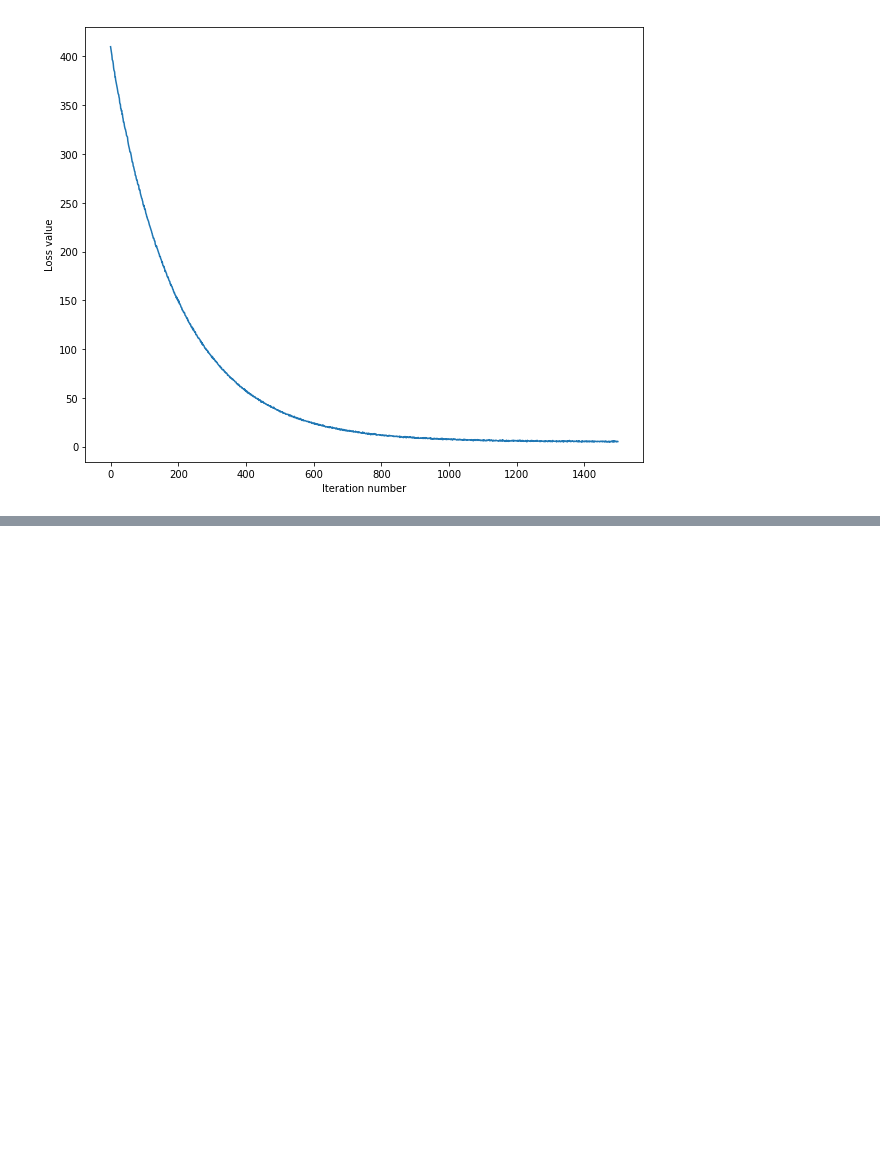
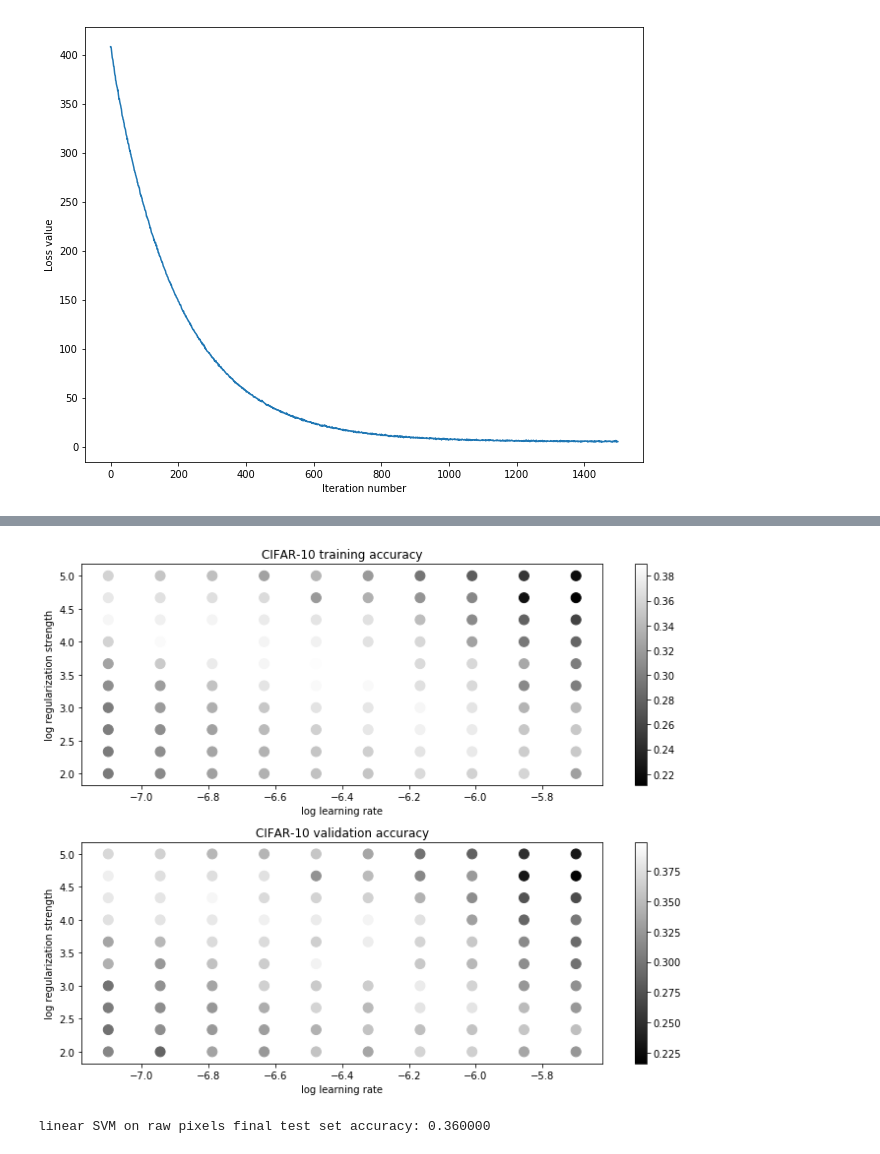
Before and after one commit to carbondriller/me-learnz-CS231n, a Jupyter notebook: assignment1/svm.ipynb, the cells around one changed output, grey strips where cells are left out. Drawn from its saved outputs; the diff is of its cells as text; code cells hidden in the pictures; blank space fills up the shorter version.

```diff
--- a/assignment1/svm.ipynb
+++ b/assignment1/svm.ipynb
@@ -334,8 +334,10 @@ validation accuracy: 0.381000
 # learning rate). You should experiment with different ranges for the learning
 # rates and regularization strengths; if you are careful you should be able to
 # get a classification accuracy of about 0.4 on the validation set.
-learning_rates = [1e-7, 5e-5]
-regularization_strengths = [2.5e4, 5e4]
+#learning_rates = [1e-7, 5e-5]
+#regularization_strengths = [2.5e4, 5e4]
+learning_rates = np.logspace(-7.1, -5.7, num=10)
+regularization_strengths = np.logspace(2, 5, num=10)
 
 # results is dictionary mapping tuples of the form
 # (learning_rate, regularization_strength) to tuples of the form
@@ -359,12 +361,37 @@ best_svm = None # The LinearSVM object that achieved the highest validation rate
 # confident that your validation code works, you should rerun the validation   #
 # code with a larger value for num_iters.                                      #
 ################################################################################
-pass
+num_iters = 1500
+num_combs = len(learning_rates) * len(regularization_strengths)
+progress = 0
+print("Training:")
+for lr in learning_rates:
+    for reg in regularization_strengths:
+        print("Progress: {}/{} (LR: {:.3e}, reg: {})".format(progress, num_combs, lr, int(reg)))
+        # Train
+        svm = LinearSVM()
+        loss_hist = svm.train(X_train, y_train, learning_rate=lr, reg=reg,
+                              num_iters=num_iters, verbose=False)
+        # Predict
+        y_train_pred = svm.predict(X_train)
+        y_val_pred = svm.predict(X_val)
+        # Evaluate
+        acc_train = np.mean(y_train == y_train_pred)
+        acc_val = np.mean(y_val == y_val_pred)
+        # Best value and SVM
+        if acc_val > best_val:
+            best_val = acc_val
+            best_svm = svm
+        # Save results
+        results[(lr, reg)] = (acc_train, acc_val)
+        progress += 1
+
 ################################################################################
 #                              END OF YOUR CODE                                #
 ################################################################################
 
 # Print out results.
+print("\nResults:")
 for lr, reg in sorted(results):
     train_accuracy, val_accuracy = results[(lr, reg)]
     print('lr %e reg %e train accuracy: %f val accuracy: %f' % (
@@ -374,33 +419,39 @@ print('best validation accuracy achieved during cross-validation: %f' % best_val
 # %%
 # Visualize the cross-validation results
 import math
 x_scatter = [math.log10(x[0]) for x in results]
 y_scatter = [math.log10(x[1]) for x in results]
 
 # plot training accuracy
 marker_size = 100
 colors = [results[x][0] for x in results]
 plt.subplot(2, 1, 1)
 plt.scatter(x_scatter, y_scatter, marker_size, c=colors)
 plt.colorbar()
 plt.xlabel('log learning rate')
 plt.ylabel('log regularization strength')
 plt.title('CIFAR-10 training accuracy')
 
 # plot validation accuracy
 colors = [results[x][1] for x in results] # default size of markers is 20
 plt.subplot(2, 1, 2)
 plt.scatter(x_scatter, y_scatter, marker_size, c=colors)
 plt.colorbar()
 plt.xlabel('log learning rate')
 plt.ylabel('log regularization strength')
 plt.title('CIFAR-10 validation accuracy')
+# Fix labels overlaying each other
+plt.tight_layout()
 plt.show()
+# %% [output]
+[figure, added]
 # %%
 # Evaluate the best svm on test set
 y_test_pred = best_svm.predict(X_test)
 test_accuracy = np.mean(y_test == y_test_pred)
 print('linear SVM on raw pixels final test set accuracy: %f' % test_accuracy)
+# %% [output]
+linear SVM on raw pixels final test set accuracy: 0.360000
 # %%
 # Visualize the learned weights for each class.
 # Depending on your choice of learning rate and regularization strength, these may
```
Also changed, not shown: parts of 10 cells of this notebook.
